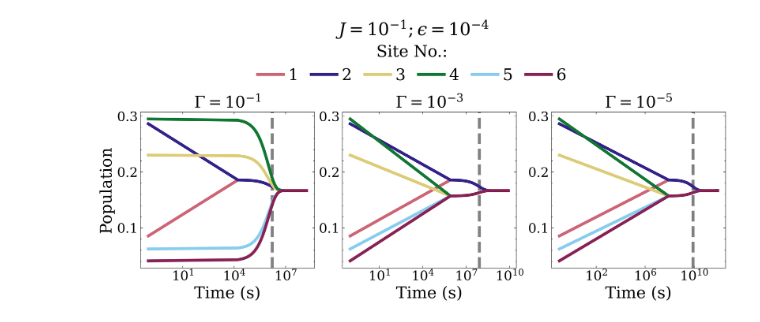
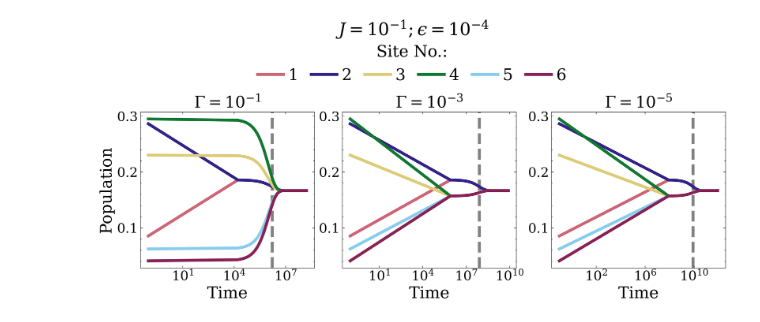
Before and after one commit to kiwipretzel/nserc-2026, a Jupyter notebook: [7] [poster figures]/[2] many site extension/degenerate/dynamics.ipynb, the cells around one changed output. Drawn from its saved outputs; the diff is of its cells as text; code cells hidden in the pictures.

```diff
--- a/[7] [poster figures]/[2] many site extension/degenerate/dynamics.ipynb
+++ b/[7] [poster figures]/[2] many site extension/degenerate/dynamics.ipynb
@@ -96,35 +100,35 @@ for col, data in enumerate(datas):
     #axs[col].ticklabel_format(axis='y', style='sci', scilimits=(0, 0)) # using sci notation for y axis
     #axs[col].set_ylim([-1*gamma_val*0.2, gamma_val*1.2]) # forcing bounds of y axis (so that large magnitudes don't blow up the plot)
     axs[col].set_title(fr'$\Gamma=10^{{{int(np.log10(gammas[col]))}}}$')
-    axs[col].set_xlabel("Time (s)")
+    axs[col].set_xlabel("Time")
     axs[col].axvline(1/lambdal,linestyle="--", color="gray", zorder=-1,linewidth=4)
 
 axs[0].set_ylabel(r'Population')  # labelling y axis
 
 
 
 
 
 
 fig.suptitle(fr'$J=10^{{{int(np.log10(J_val))}}}; ϵ=10^{{{int(np.log10(epsilon_val))}}}$',y=1.35)
 
 handles, labels = axs[0].get_legend_handles_labels()
 
 fig.legend(
     handles,
     labels,
     title='Site No.:',
     ncol=9,
     loc='upper center',
     bbox_to_anchor=(0.5, 1.3),
     columnspacing=0.8,
     handletextpad=0.3,
     handlelength=1.6,
     borderpad=0.4,
 )
 
 
 fig.savefig("manysite_dynamics.pdf")
 fig.savefig("manysite_dynamics.svg")
 # %% [output]
-[figure, old version]
+[figure, new version]
```
Also changed, not shown: parts of 1 cell of this notebook, 5 other files.
